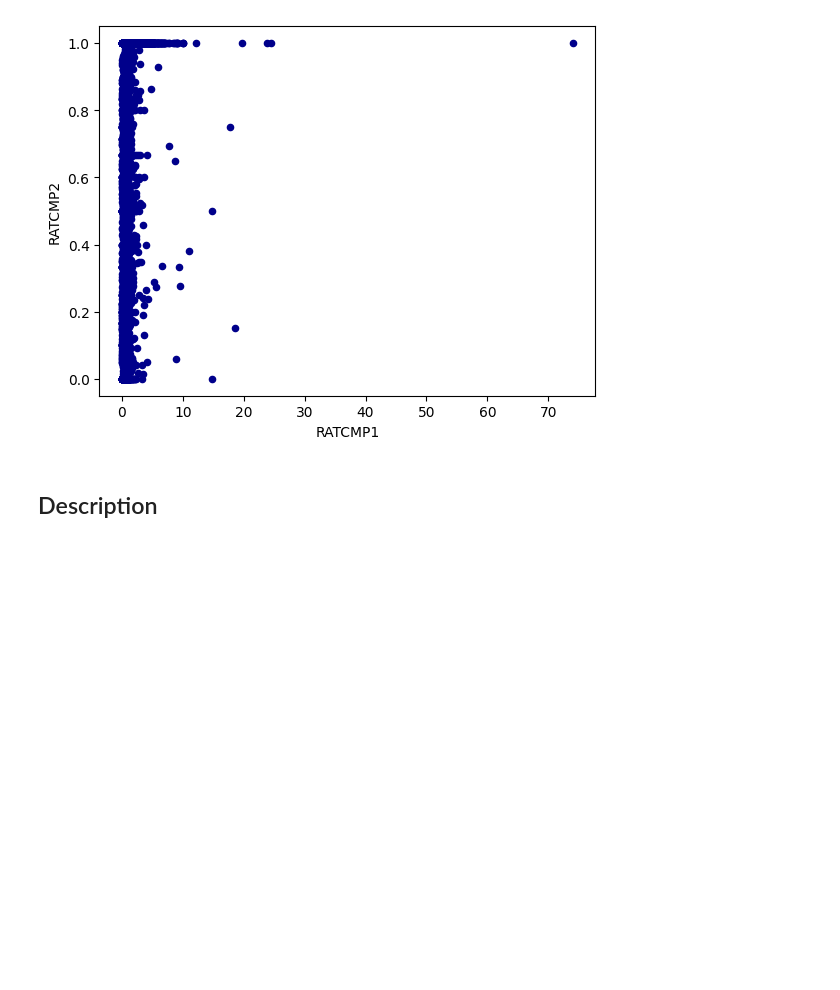
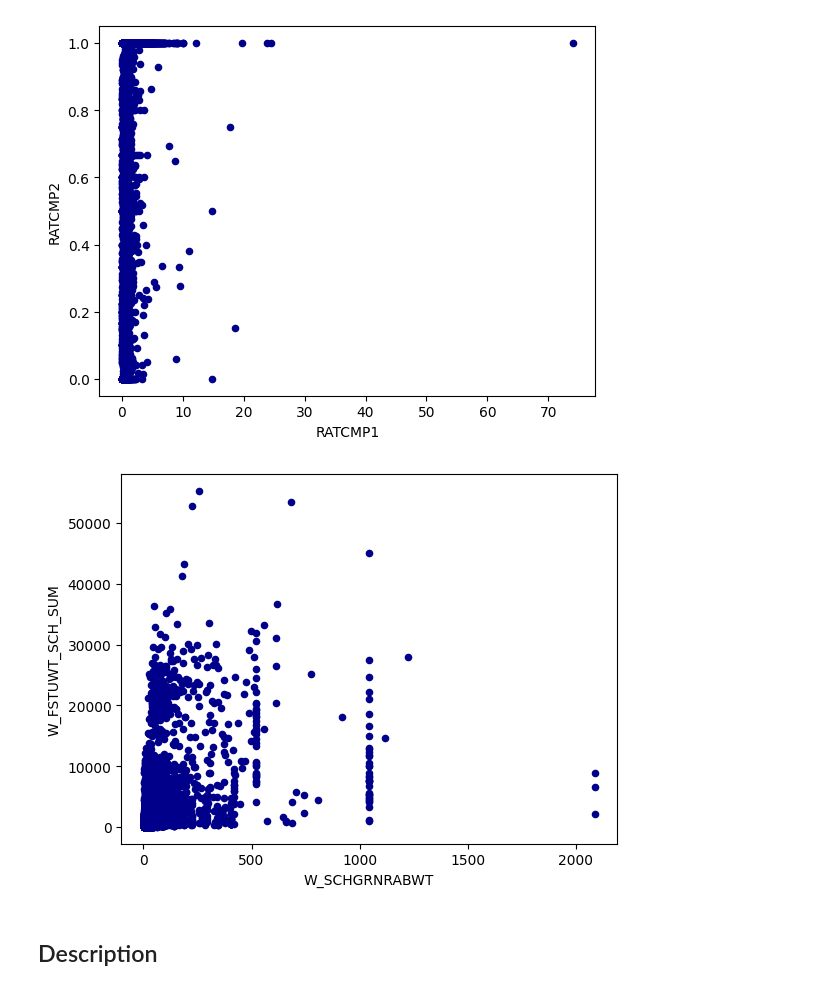
Before and after one commit to GatiAher/pisa_oecd_analysis, a Jupyter notebook: notebooks/exploratory_school_questionnaire.ipynb, the cells around one changed output. Cells and saved outputs as stored; diff of their text form; code cells hidden in the pictures; blank space fills up the shorter version.

```diff
--- a/notebooks/0_school.ipynb
+++ b/notebooks/exploratory_school_questionnaire.ipynb
@@ -476,6 +476,10 @@ School Computers
 ax1 = df_school_filt.plot.scatter(x='RATCMP1', y='RATCMP2', c='DarkBlue')
 # %% [output]
 [figure]
+# %%
+ax1 = df_school_filt.plot.scatter(x='W_SCHGRNRABWT', y='W_FSTUWT_SCH_SUM', c='DarkBlue')
+# %% [output]
+[figure, added]
 # %% [markdown]
 ## Description
 # %%
```
Also changed, not shown: parts of 1 cell of this notebook, 2 other files.
